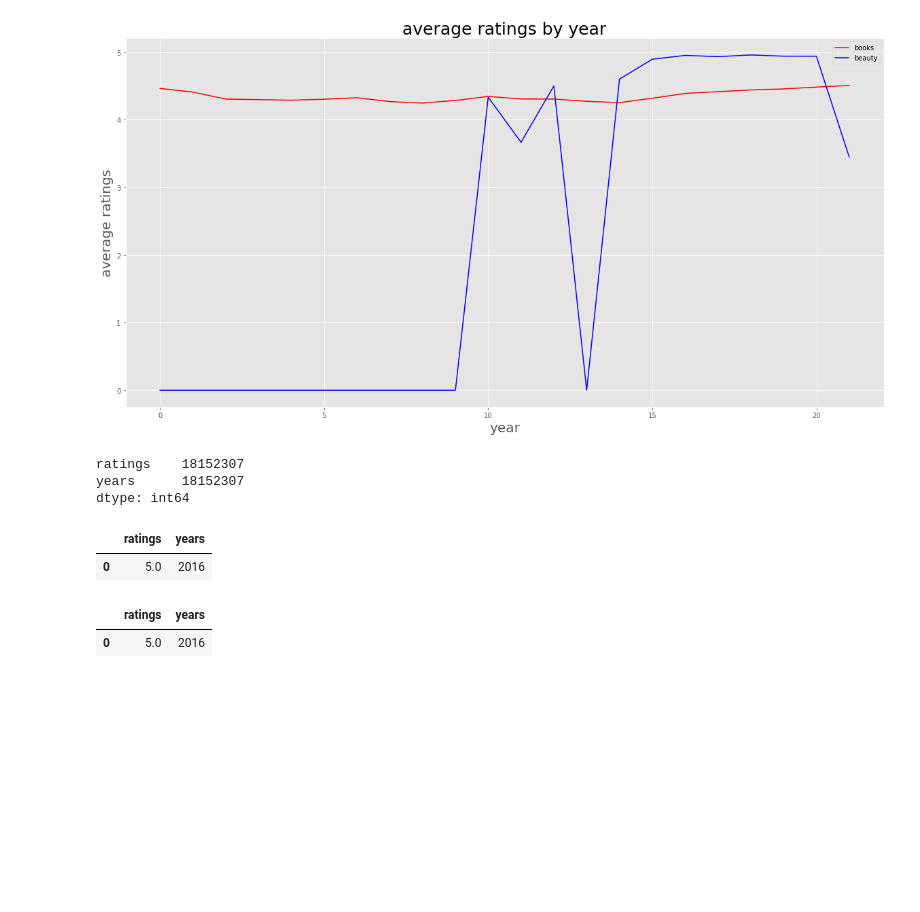
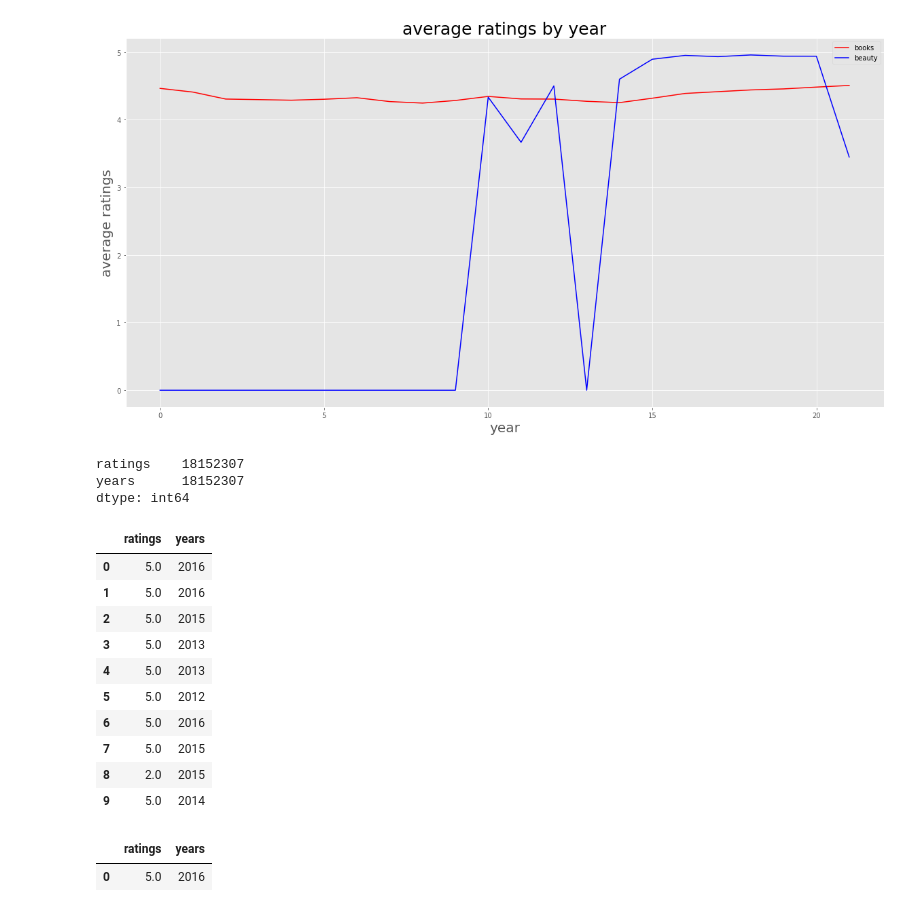
Before and after one commit to Nicole-LijuanChen/Patterns-in-Amazon-customer-ratings, a Jupyter notebook: data-cleaning.ipynb, the cells around one changed output. Cells and saved outputs as stored; diff of their text form; code cells hidden in the pictures; blank space fills up the shorter version.

```diff
--- a/data-cleaning.ipynb
+++ b/data-cleaning.ipynb
@@ -572,10 +563,19 @@ ratings    18152307
 years      18152307
 dtype: int64
 # %%
-After_2007_books.head(1)
+After_2007_books.head(10)
 # %% [output]
 |  | ratings | years |
 | 0 | 5.0 | 2016 |
+| 1 | 5.0 | 2016 |
+| 2 | 5.0 | 2015 |
+| 3 | 5.0 | 2013 |
+| 4 | 5.0 | 2013 |
+| 5 | 5.0 | 2012 |
+| 6 | 5.0 | 2016 |
+| 7 | 5.0 | 2015 |
+| 8 | 2.0 | 2015 |
+| 9 | 5.0 | 2014 |
 # %%
 df_years.head(1)
 # %% [output]
```
Also changed, not shown: parts of 20 cells of this notebook, 1 other file.
